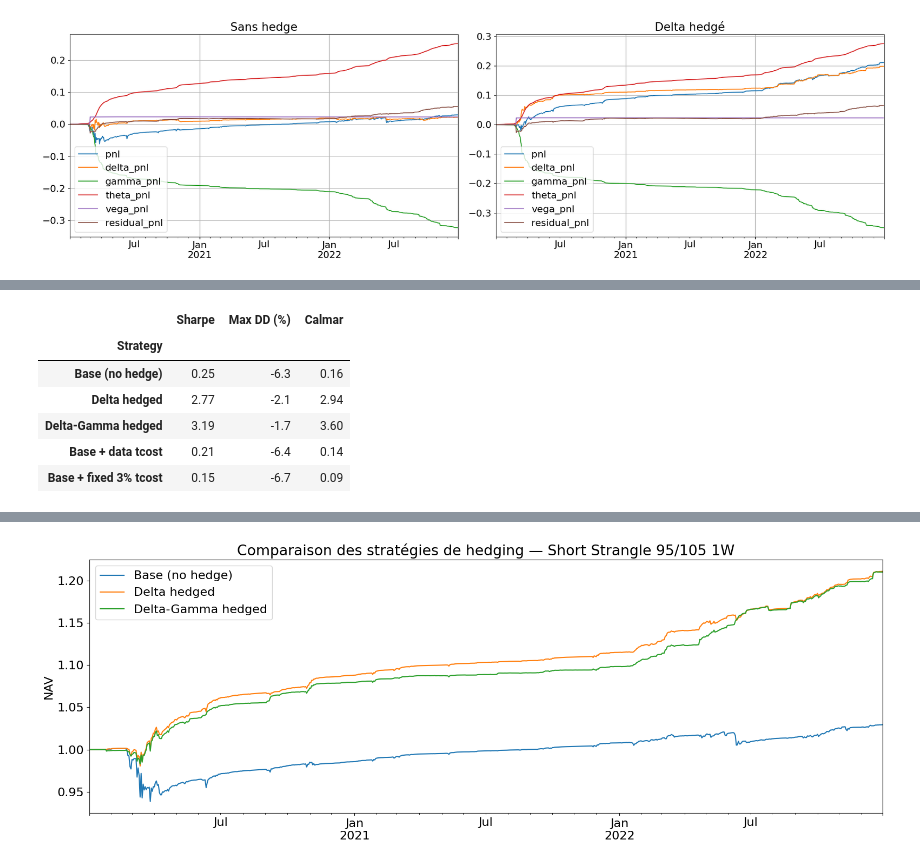
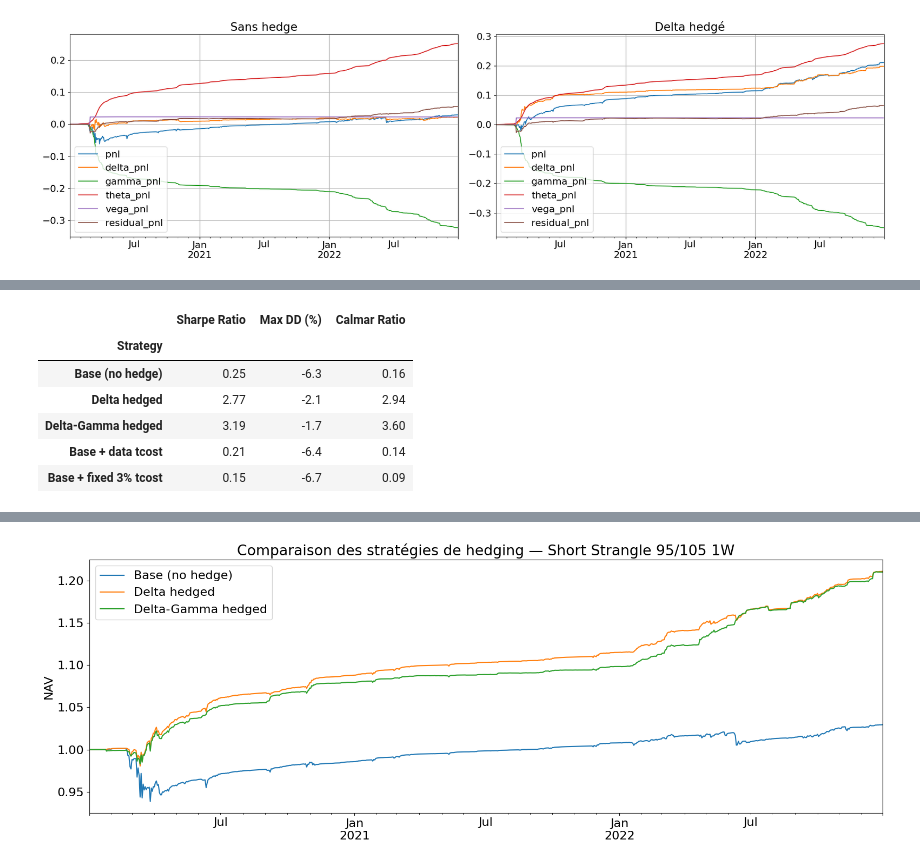
Before and after one commit to nathanli11/Realized-Volatility-Timing, a Jupyter notebook: notebooks/realized_vol_timing.ipynb, the cells around one changed output, grey strips where cells are left out. Saved outputs shown, nothing was run; the diff lists cells and outputs as text; code cells hidden in the pictures.

```diff
--- a/notebooks/realized_vol_timing.ipynb
+++ b/notebooks/realized_vol_timing.ipynb
@@ -278,17 +286,18 @@ bt_fixed3 = BacktesterFixedRelativeBidAsk(df_base).compute_backtest(
 # %%
-# ── Tableau comparatif ──────────────────────────────────────────────────────
+# Tableau de resultats
 results = []
 for name, bt in [
-    ("No transaction cost",       bt_base),
-    ("Bid-Ask from data",          bt_datatcost),
-    ("Fixed 3% half-spread",       bt_fixed3),
-]:
+    ("No transaction cost", bt_base),
+    ("Bid-Ask from data",bt_datatcost),
+    ("Fixed 3% half-spread",bt_fixed3),
+    ]:
+
     rets = bt.nav["NAV"].pct_change().dropna()
     results.append({
         "Strategy": name,
-        "Sharpe":   round(sharpe_ratio(rets), 2),
+        "Sharpe Ratio": round(sharpe_ratio(rets), 2),
         "Max DD (%)": round(max_drawdown(rets) * 100, 1),
-        "Calmar":   round(calmar_ratio(rets), 2),
+        "Calmar Ratio": round(calmar_ratio(rets), 2),
     })
 
 pd.DataFrame(results).set_index("Strategy")
@@ -471,24 +493,24 @@ bt_dgh = StrategyBacktester(df_dgh).compute_backtest()
 # %%
-# ── Tableau de synthèse Partie 1 ────────────────────────────────────────────
+# Tableau synthese
 results_p1 = []
 for name, bt in [
-    ("Base (no hedge)",           bt_base),
-    ("Delta hedged",               bt_dh),
-    ("Delta-Gamma hedged",         bt_dgh),
-    ("Base + data tcost",          bt_datatcost),
-    ("Base + fixed 3% tcost",      bt_fixed3),
+    ("Base (no hedge)", bt_base),
+    ("Delta hedged", bt_dh),
+    ("Delta-Gamma hedged", bt_dgh),
+    ("Base + data tcost", bt_datatcost),
+    ("Base + fixed 3% tcost", bt_fixed3),
 ]:
     rets = bt.nav["NAV"].pct_change().dropna()
     results_p1.append({
         "Strategy": name,
-        "Sharpe":    round(sharpe_ratio(rets), 2),
+        "Sharpe Ratio": round(sharpe_ratio(rets), 2),
         "Max DD (%)": round(max_drawdown(rets) * 100, 1),
-        "Calmar":    round(calmar_ratio(rets), 2),
+        "Calmar Ratio": round(calmar_ratio(rets), 2),
     })
 
 pd.DataFrame(results_p1).set_index("Strategy")
 # %% [output]
-|  | Sharpe | Max DD (%) | Calmar |
+|  | Sharpe Ratio | Max DD (%) | Calmar Ratio |
 | Strategy |  |  |  |
 | Base (no hedge) | 0.25 | -6.3 | 0.16 |
 | Delta hedged | 2.77 | -2.1 | 2.94 |
```
Also changed, not shown: parts of 67 cells of this notebook, 5 other files.
